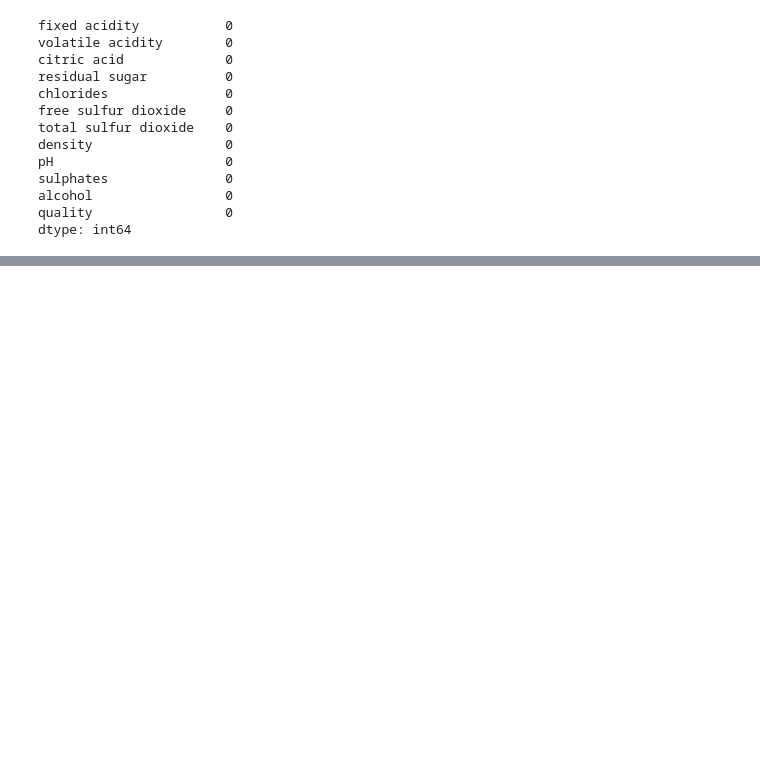
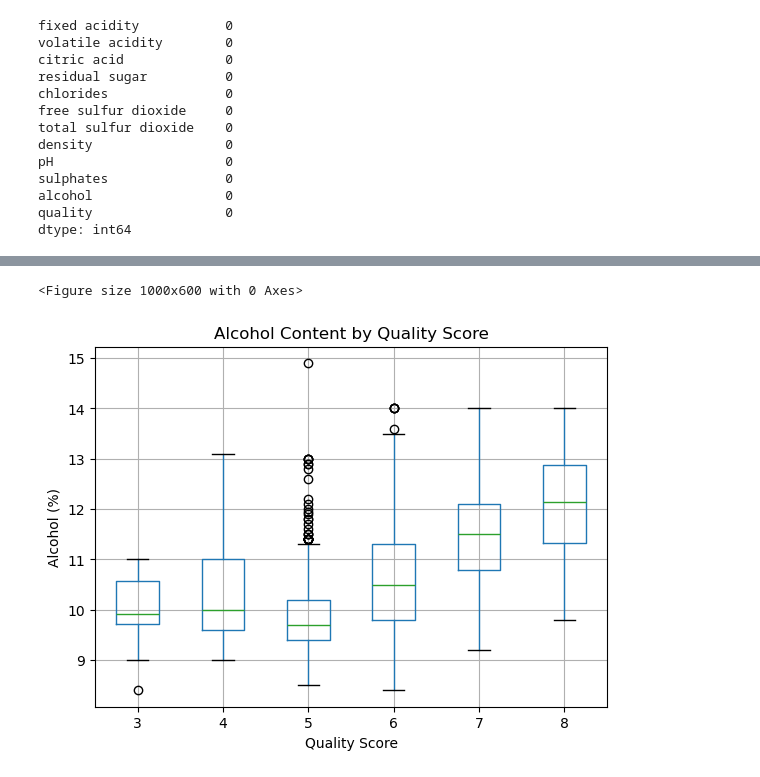
Before and after one commit to cleburn/my-dojo, a Jupyter notebook: notebooks/mod2_wk2/day11.ipynb, the cells around one changed output, grey strips where cells are left out. Saved outputs shown, nothing was run; the diff lists cells and outputs as text; code cells hidden in the pictures; blank space fills up the shorter version.

```diff
--- a/notebooks/mod2_wk2/day11.ipynb
+++ b/notebooks/mod2_wk2/day11.ipynb
@@ -102,0 +126,13 @@ dtype: int64
+# %%
+plt.figure(figsize=(10, 6))
+df.boxplot(column='alcohol', by='quality')
+plt.suptitle('')
+plt.title('Alcohol Content by Quality Score')
+plt.xlabel('Quality Score')
+plt.ylabel('Alcohol (%)')
+
+plt.savefig('../../visuals/quality_boxplot.png', dpi=300, bbox_inches='tight')
+plt.show()
+# %% [output]
+<Figure size 1000x600 with 0 Axes>
+[figure, added]
```
Also changed, not shown: parts of 6 cells of this notebook, 6 other files.
